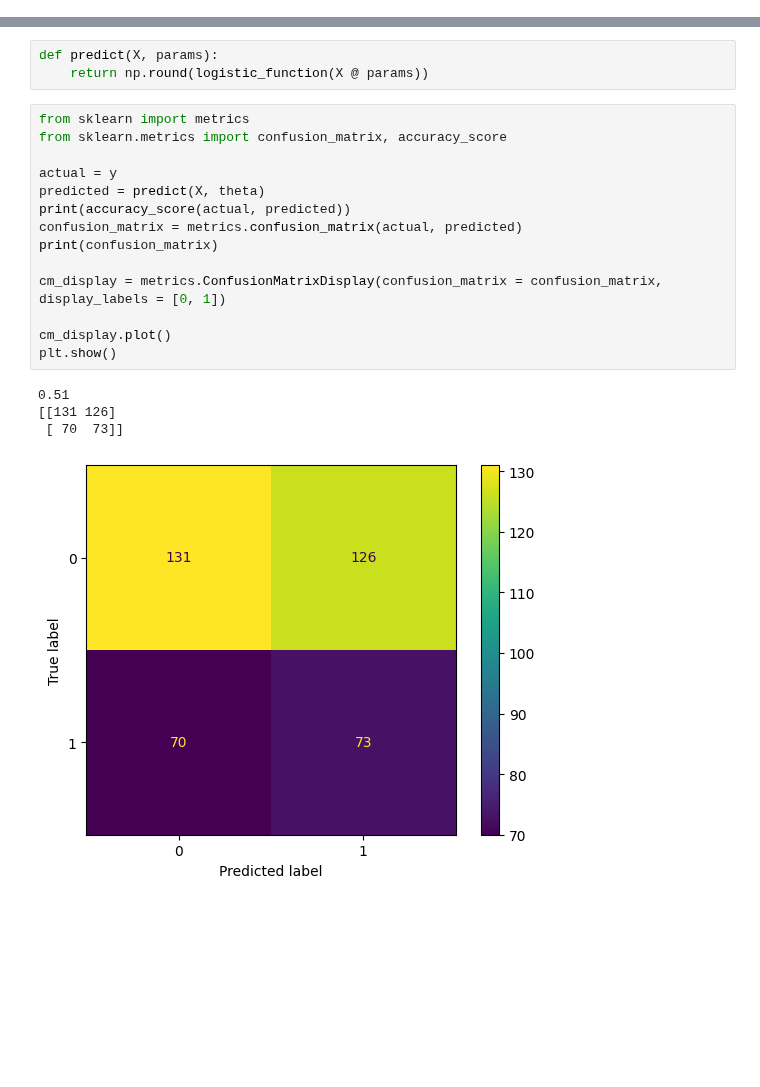
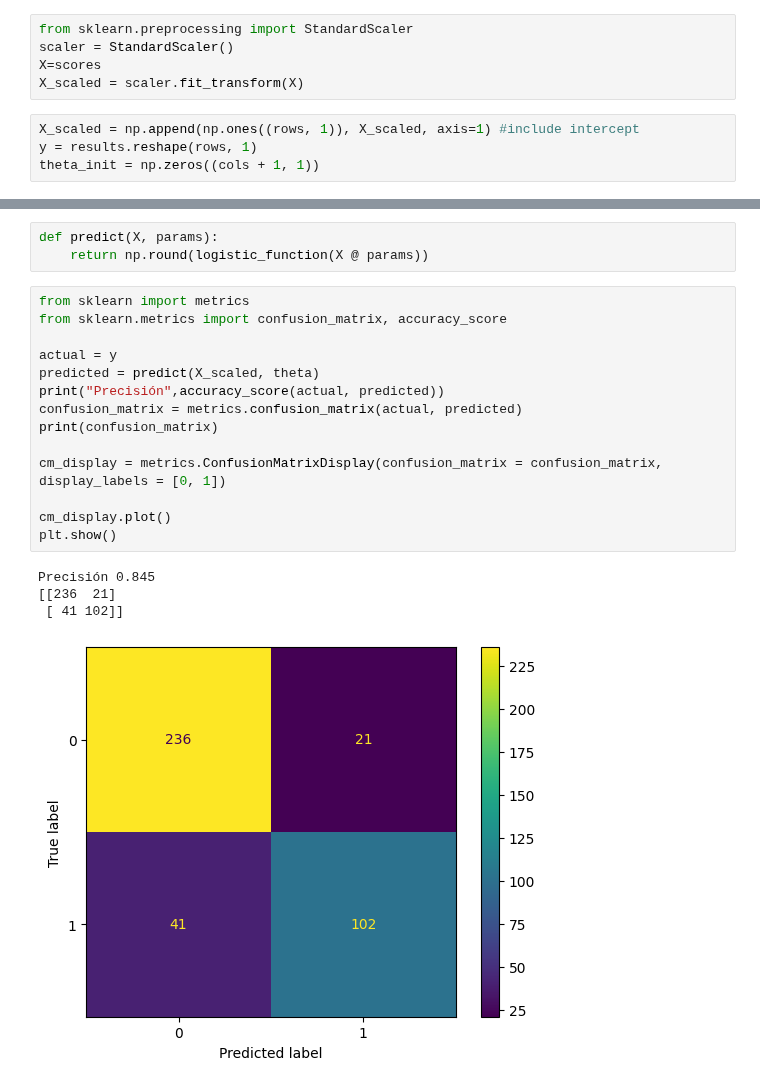
Before and after one commit to gachet/ad-1-24, a Jupyter notebook: LOG/exa2.24_sol.ipynb, the cells around one changed output, grey strips where cells are left out. Cells and saved outputs as stored; diff of their text form; blank space fills up the shorter version.

```diff
--- a/LOG/exa2.24_sol.ipynb
+++ b/LOG/exa2.24_sol.ipynb
@@ -91 +87,10 @@ theta_init = np.zeros((cols + 1, 1))
+# %%
+from sklearn.preprocessing import StandardScaler
+scaler = StandardScaler()
+X=scores
+X_scaled = scaler.fit_transform(X)
+# %%
+X_scaled = np.append(np.ones((rows, 1)), X_scaled, axis=1) #include intercept
+y = results.reshape(rows, 1)
+theta_init = np.zeros((cols + 1, 1))
 # %%
@@ -234,19 +204,19 @@ def predict(X, params):
 # %%
 from sklearn import metrics
 from sklearn.metrics import confusion_matrix, accuracy_score
 
 actual = y
-predicted = predict(X, theta)
-print(accuracy_score(actual, predicted))
+predicted = predict(X_scaled, theta)
+print("Precisión",accuracy_score(actual, predicted))
 confusion_matrix = metrics.confusion_matrix(actual, predicted)
 print(confusion_matrix)
 
 cm_display = metrics.ConfusionMatrixDisplay(confusion_matrix = confusion_matrix, display_labels = [0, 1])
 
 cm_display.plot()
 plt.show()
 # %% [output]
-0.51
-[[131 126]
- [ 70  73]]
+Precisión 0.845
+[[236  21]
+ [ 41 102]]
-[figure, old version]
+[figure, new version]
```
Also changed, not shown: parts of 16 cells of this notebook.
